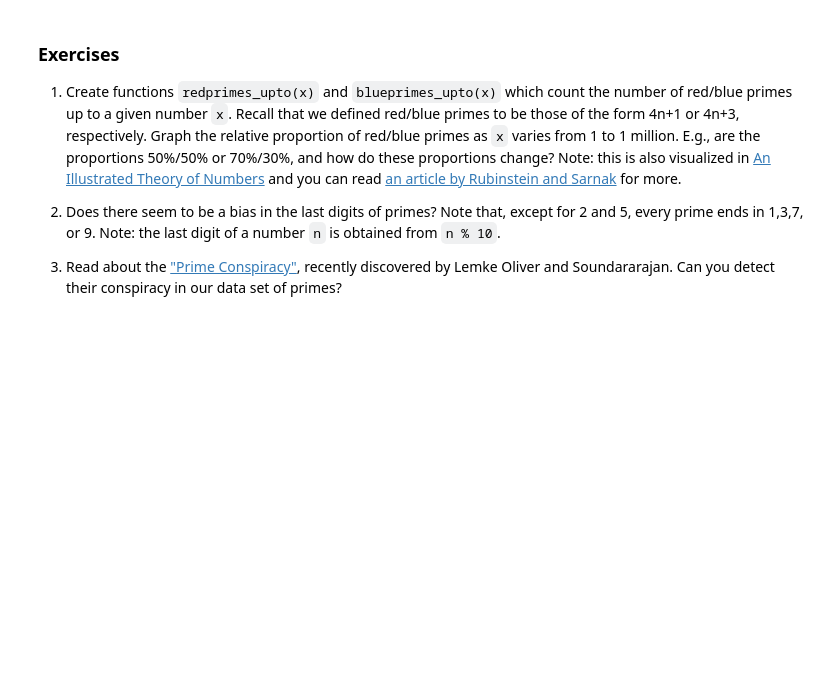
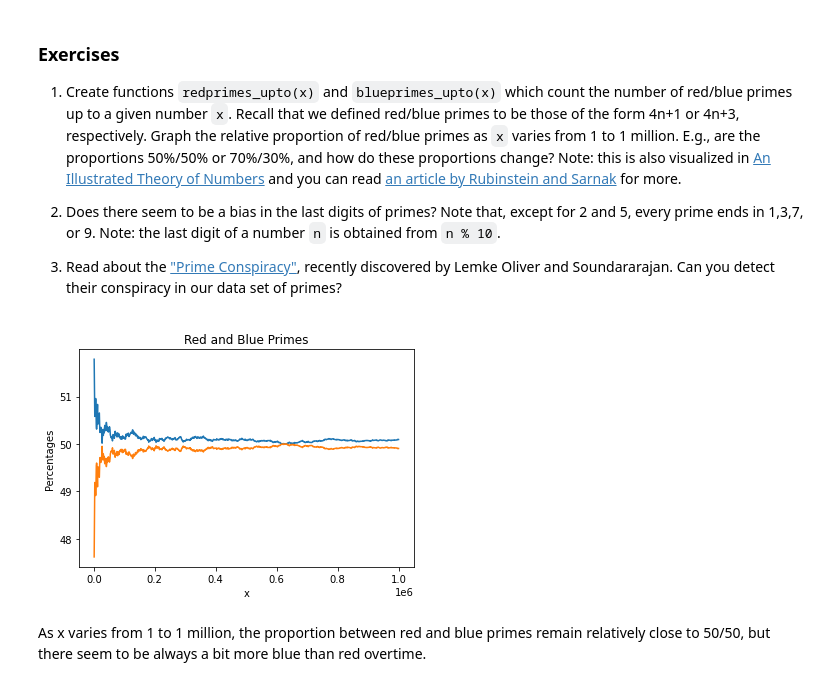
Before and after one commit to ethancma/math152, a Jupyter notebook: P4M_Notebook_3.ipynb, the cells around one changed output. Drawn from its saved outputs; the diff is of its cells as text; code cells hidden in the pictures; blank space fills up the shorter version.

```diff
--- a/P4M_Notebook_3.ipynb
+++ b/P4M_Notebook_3.ipynb
@@ -1106,17 +1106,26 @@ Observe that gaps of 2 (twin primes) are pretty frequent.  There are over 8000 o
 2.  Does there seem to be a bias in the last digits of primes?  Note that, except for 2 and 5, every prime ends in 1,3,7, or 9.  Note: the last digit of a number `n` is obtained from `n % 10`.
 
 3.  Read about the ["Prime Conspiracy"](https://www.quantamagazine.org/mathematicians-discover-prime-conspiracy-20160313), recently discovered by Lemke Oliver and Soundararajan.  Can you detect their conspiracy in our data set of primes?
-# %%
-def redprimes_upto(x):
-    thing = []
-    for i in range(1, x, 4):
-        if is_prime_fast(i):
-            thing.append(i)
-    return thing
-
-def blueprimes_upto(x):
-    thing = []
-    for i in range(3, x, 4):
-        if is_prime_fast(i):
-            thing.append(i)
-    return thing
+# %%
+def redprimes_upto(x):
+    return len([p for p in redprimes if p <= x])
+
+def blueprimes_upto(x):
+    return len([p for p in blueprimes if p <= x])
+# %%
+import numpy as np
+
+x_values = np.linspace(0, 1000001, 1000)
+percent_red = np.array([redprimes_upto(int(x)) / primes_upto(int(x)) for x in x_values[1:]])
+percent_blue = np.array([blueprimes_upto(int(x)) / primes_upto(int(x)) for x in x_values[1:]])
+# %%
+plt.plot(x_values[1:], percent_blue*100)
+plt.plot(x_values[1:], percent_red*100)
+plt.title('Red and Blue Primes')
+plt.xlabel('x')
+plt.ylabel('Percentages')
+plt.show()
+# %% [output]
+[figure, added]
+# %% [markdown]
+As x varies from 1 to 1 million, the proportion between red and blue primes remain relatively close to 50/50, but there seem to be always a bit more blue than red overtime.
```
Also changed, not shown: parts of 10 cells of this notebook.
